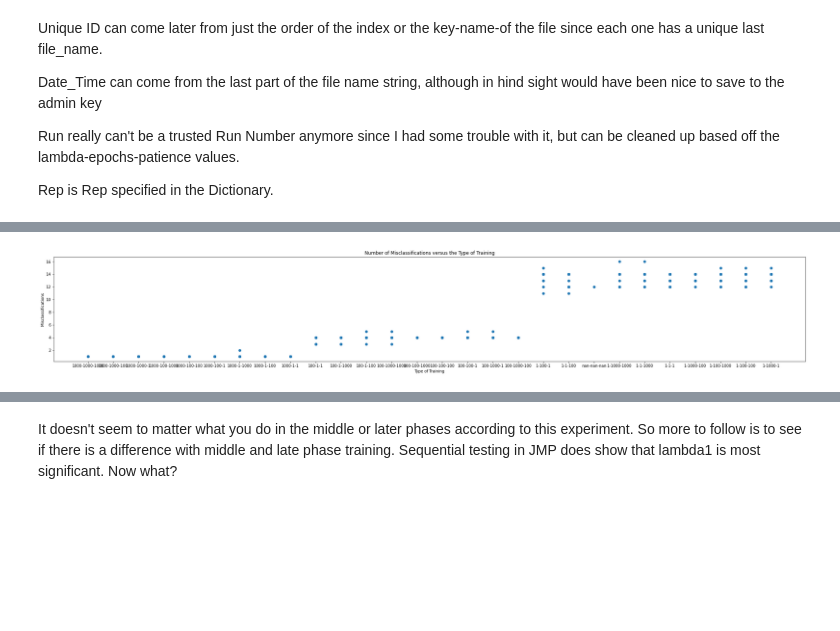
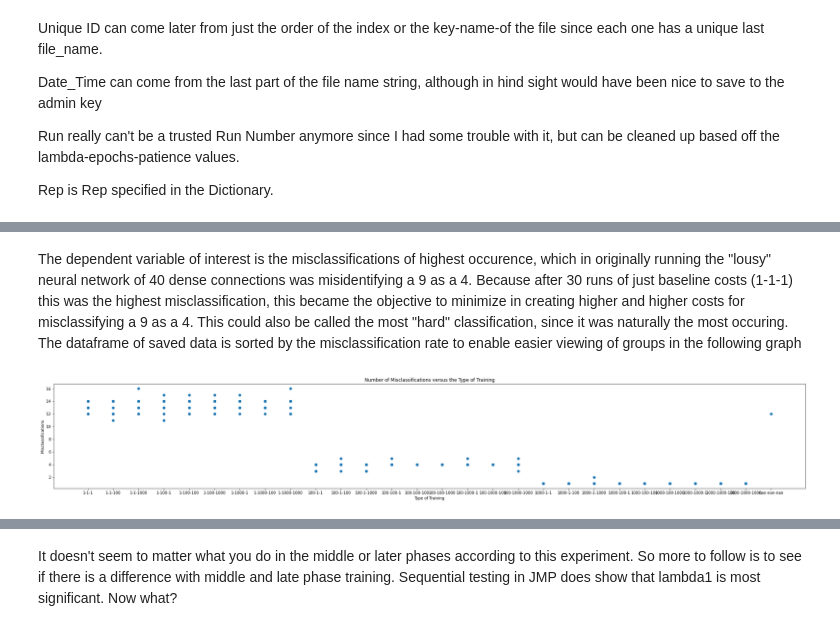
Before and after one commit to RachelRamirez/misclassification_matrix, a Jupyter notebook: Load_and_Analyze_Results_of_pkl_files.ipynb, the cells around one changed output, grey strips where cells are left out. Saved outputs shown, nothing was run; the diff lists cells and outputs as text; code cells hidden in the pictures; blank space fills up the shorter version.

```diff
--- a/Load_and_Analyze_Results_of_pkl_files.ipynb
+++ b/Load_and_Analyze_Results_of_pkl_files.ipynb
@@ -254,0 +249,3 @@ Name: lambdacombo, dtype: int64
+# %%
+import pandas as pd
+data_to_save = pd.read_csv('data.csv')
@@ -267,27 +278,30 @@ Index(['1-1-1', '1-1000-1', '1-100-100', '1-100-1000', '1-1000-100',
+# %% [markdown]
+The dependent variable of interest is the misclassifications of highest occurence, which in originally running the "lousy" neural network of 40 dense connections was misidentifying a 9 as a 4.  Because after 30 runs of just baseline costs (1-1-1) this was the highest misclassification, this became the objective to minimize in creating higher and higher costs for misclassifying a 9 as a 4.  This could also be called the most "hard" classification, since it was naturally the most occuring. The dataframe of saved data is sorted by the misclassification rate to enable easier viewing of groups in the following graph
 # %%
 # importing the required module
 import matplotlib.pyplot as plt
 
-data_to_save.sort_values('9T_4P_last_value', inplace=True)
+# data_to_save.sort_values('9T_4P_last_value', inplace=True)
+data_to_save.sort_values('lambdacombo', inplace=True)
 
 # # x axis values
 x = data_to_save['lambdacombo']
 # corresponding y axis values
 y = data_to_save['9T_4P_last_value']
 
 plt.figure(figsize=(35,5))
 # plotting the points
 plt.scatter(x, y)
 
 # naming the x axis
 plt.xlabel('Type of Training')
 # naming the y axis
 plt.ylabel('Misclassifications')
 
 # giving a title to my graph
 plt.title('Number of Misclassifications versus the Type of Training')
 
 # function to show the plot
 plt.show()
 # %% [output]
-[figure, old version]
+[figure, new version]
```
Also changed, not shown: parts of 13 cells of this notebook.
